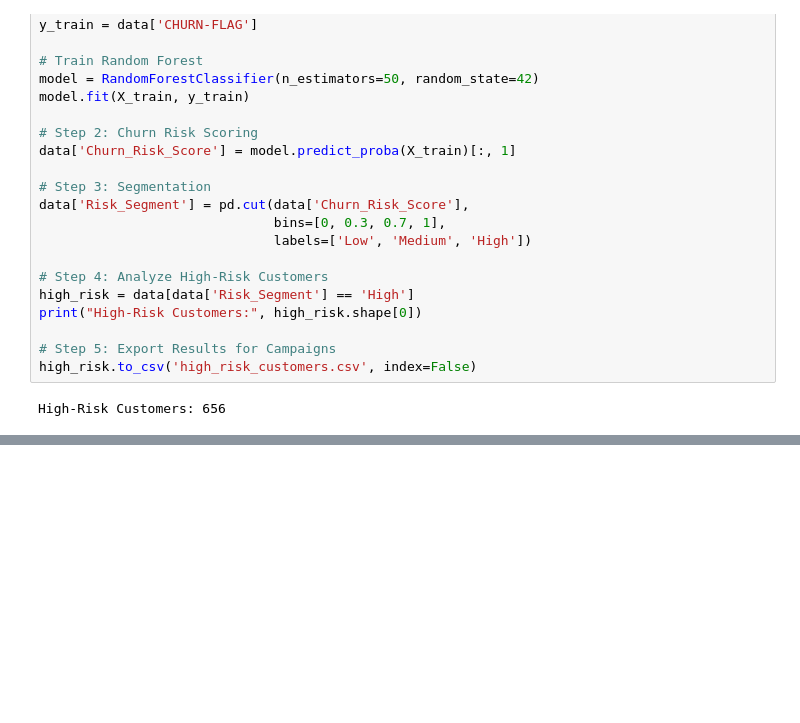
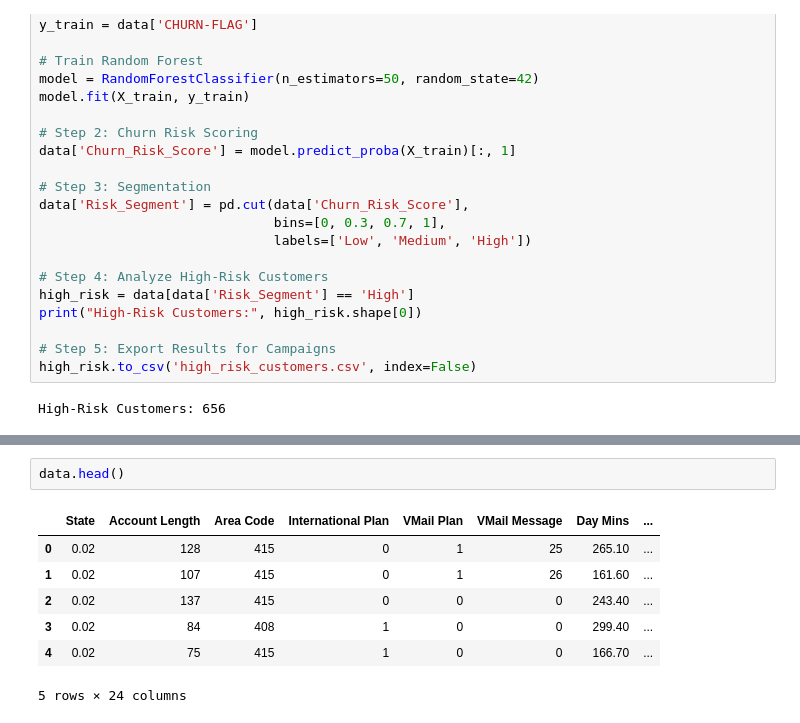
Before and after one commit to isahaq777/My_Projects, a Jupyter notebook: Data_Science_Projects/Telecom/No_Chrun_Telecom.ipynb, the cells around one changed output, grey strips where cells are left out. Saved outputs shown, nothing was run; the diff lists cells and outputs as text; blank space fills up the shorter version.

```diff
--- a/Data_Science_Projects/Telecom/No_Chrun_Telecom.ipynb
+++ b/Data_Science_Projects/Telecom/No_Chrun_Telecom.ipynb
@@ -907,0 +918,10 @@ High-Risk Customers: 656
+# %%
+data.head()
+# %% [output]
+|  | State | Account Length | Area Code | International Plan | VMail Plan | VMail Message | Day Mins | ... |
+| 0 | 0.02 | 128 | 415 | 0 | 1 | 25 | 265.10 | ... |
+| 1 | 0.02 | 107 | 415 | 0 | 1 | 26 | 161.60 | ... |
+| 2 | 0.02 | 137 | 415 | 0 | 0 | 0 | 243.40 | ... |
+| 3 | 0.02 | 84 | 408 | 1 | 0 | 0 | 299.40 | ... |
+| 4 | 0.02 | 75 | 415 | 1 | 0 | 0 | 166.70 | ... |
+5 rows × 24 columns
```
Also changed, not shown: parts of 6 cells of this notebook.
